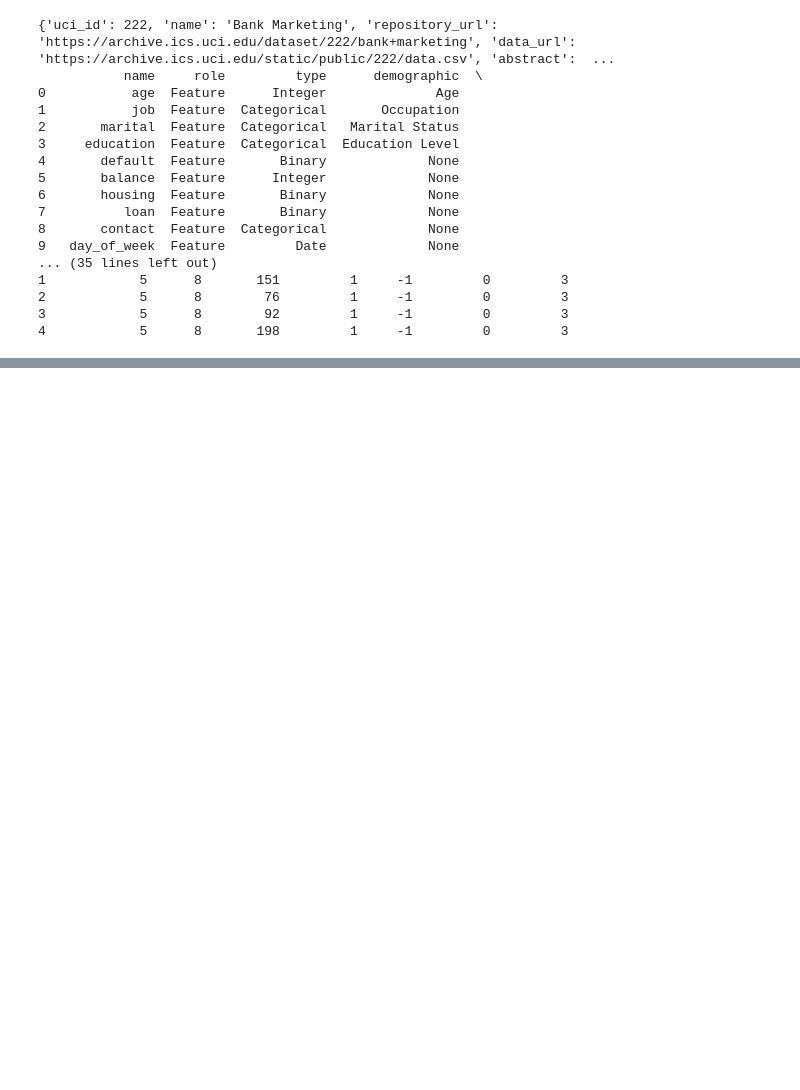
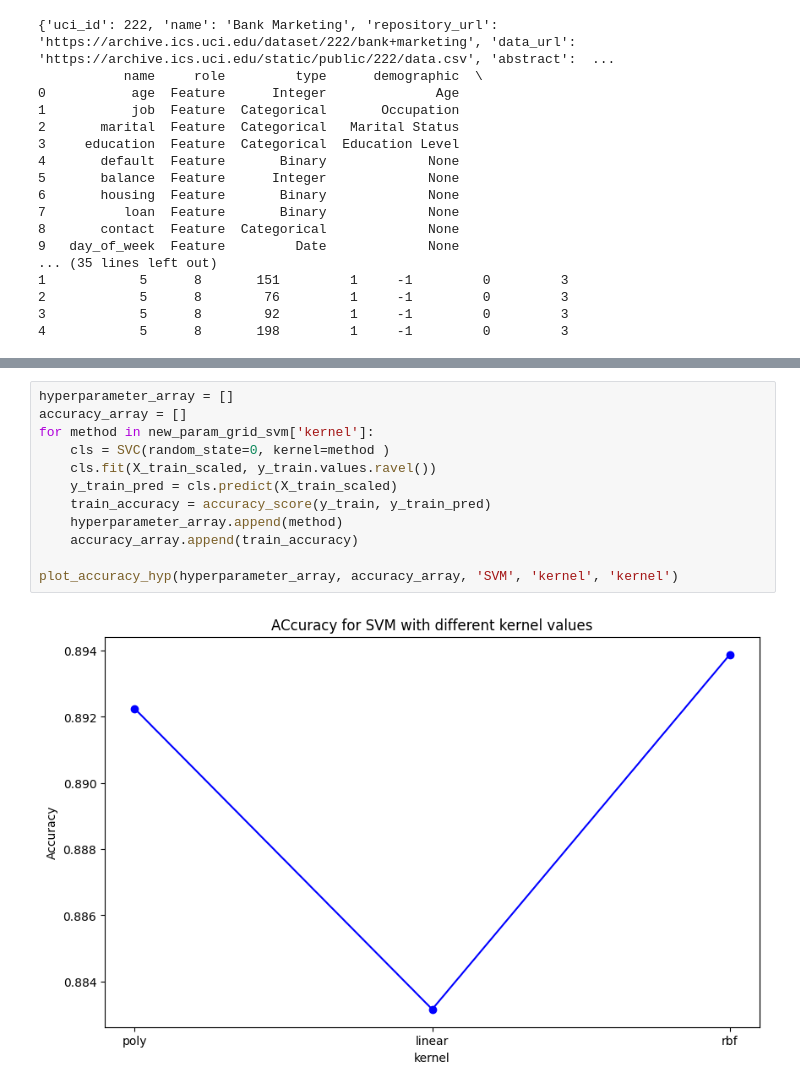
Before and after one commit to GharibSidney/Assignement3, a Jupyter notebook: test.ipynb, the cells around one changed output, grey strips where cells are left out. Cells and saved outputs as stored; diff of their text form; blank space fills up the shorter version.

```diff
--- a/test.ipynb
+++ b/test.ipynb
@@ -234,0 +460,14 @@ Performing grid search for  SVC(random_state=0)
+# %%
+hyperparameter_array = []
+accuracy_array = []
+for method in new_param_grid_svm['kernel']:
+    cls = SVC(random_state=0, kernel=method )
+    cls.fit(X_train_scaled, y_train.values.ravel())
+    y_train_pred = cls.predict(X_train_scaled)
+    train_accuracy = accuracy_score(y_train, y_train_pred)
+    hyperparameter_array.append(method)
+    accuracy_array.append(train_accuracy)
+
+plot_accuracy_hyp(hyperparameter_array, accuracy_array, 'SVM', 'kernel', 'kernel')
+# %% [output]
+[figure, added]
```
Also changed, not shown: parts of 13 cells of this notebook, 5 other files.
